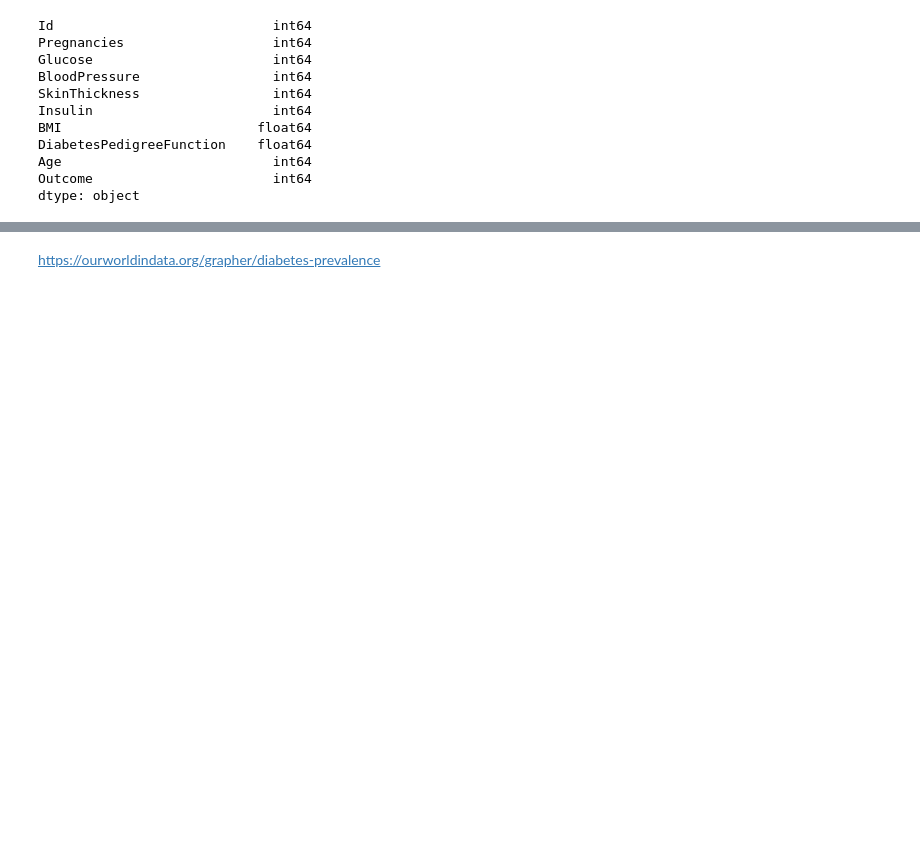
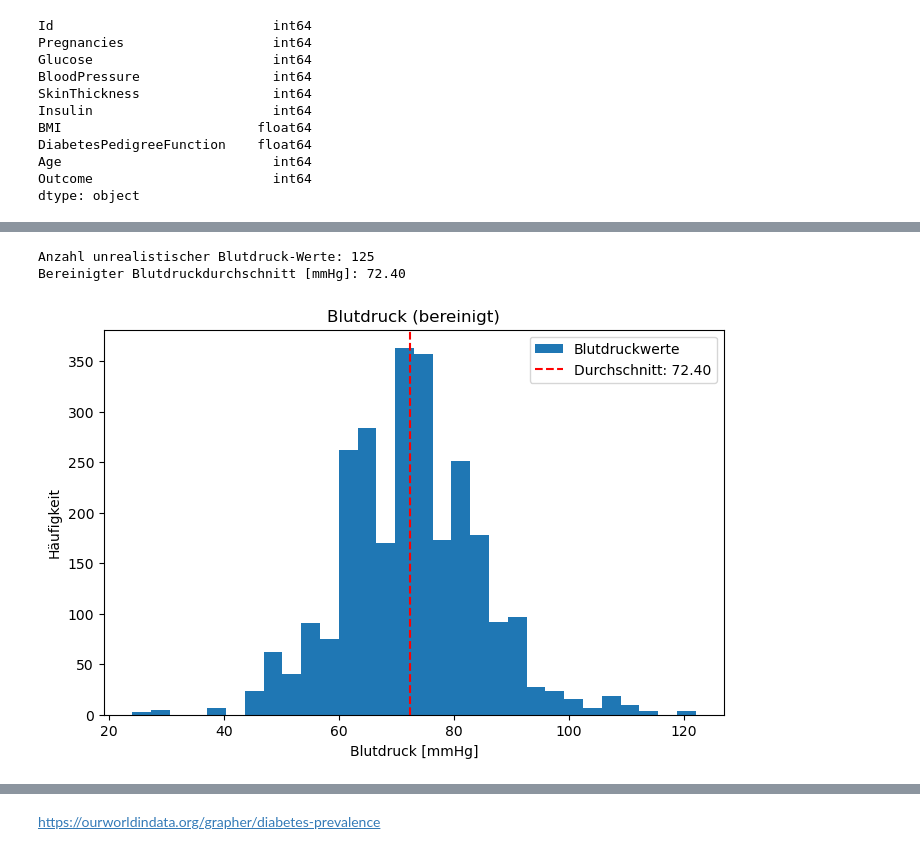
Before and after one commit to febenfasil/BMLD_LNW2, a Jupyter notebook: diabetes.ipynb, the cells around one changed output, grey strips where cells are left out. Cells and saved outputs as stored; diff of their text form; code cells hidden in the pictures; blank space fills up the shorter version.

```diff
--- a/diabetes.ipynb
+++ b/diabetes.ipynb
@@ -302,0 +145,20 @@ plt.show()
+# %%
+unrealistic_bp_count = (df["BloodPressure"] == 0).sum()
+clean_bp_mean = df.loc[df["BloodPressure"] != 0, "BloodPressure"].mean()
+print(f"Anzahl unrealistischer Blutdruck-Werte: {unrealistic_bp_count}")
+print(f"Bereinigter Blutdruckdurchschnitt [mmHg]: {clean_bp_mean:.2f}")
+# %% [output]
+Anzahl unrealistischer Blutdruck-Werte: 125
+Bereinigter Blutdruckdurchschnitt [mmHg]: 72.40
+# %%
+clean_bp_mean = df["BloodPressure"].loc[df["BloodPressure"] != 0].mean()
+plt.figure(figsize=(8, 5))
+df["BloodPressure"].loc[df["BloodPressure"] != 0].plot(kind='hist', bins=30)
+plt.title('Blutdruck (bereinigt)')
+plt.xlabel('Blutdruck [mmHg]')
+plt.ylabel('Häufigkeit')
+plt.axvline(clean_bp_mean, color='red', linestyle='dashed', linewidth=1.5, label=f"Durchschnitt: {clean_bp_mean:.2f}")
+plt.legend(['Blutdruckwerte', f"Durchschnitt: {clean_bp_mean:.2f}"], loc='upper right')
+plt.show()
+# %% [output]
+[figure, added]
```
Also changed, not shown: parts of 103 cells of this notebook, 1 other file.
